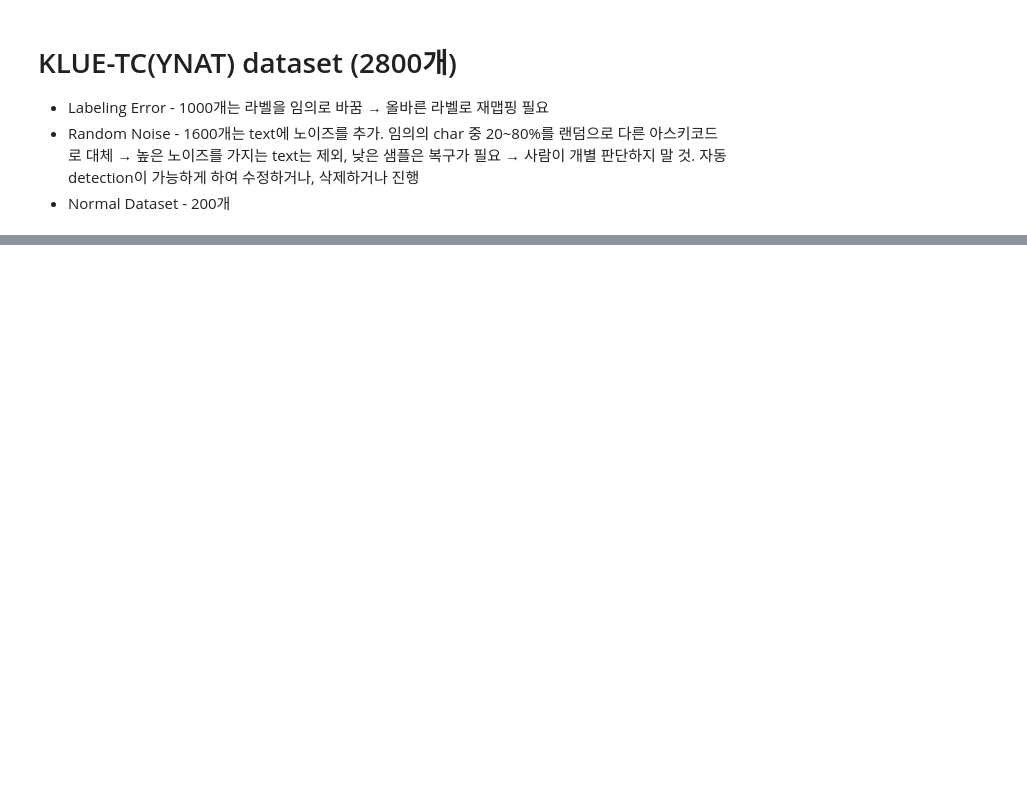
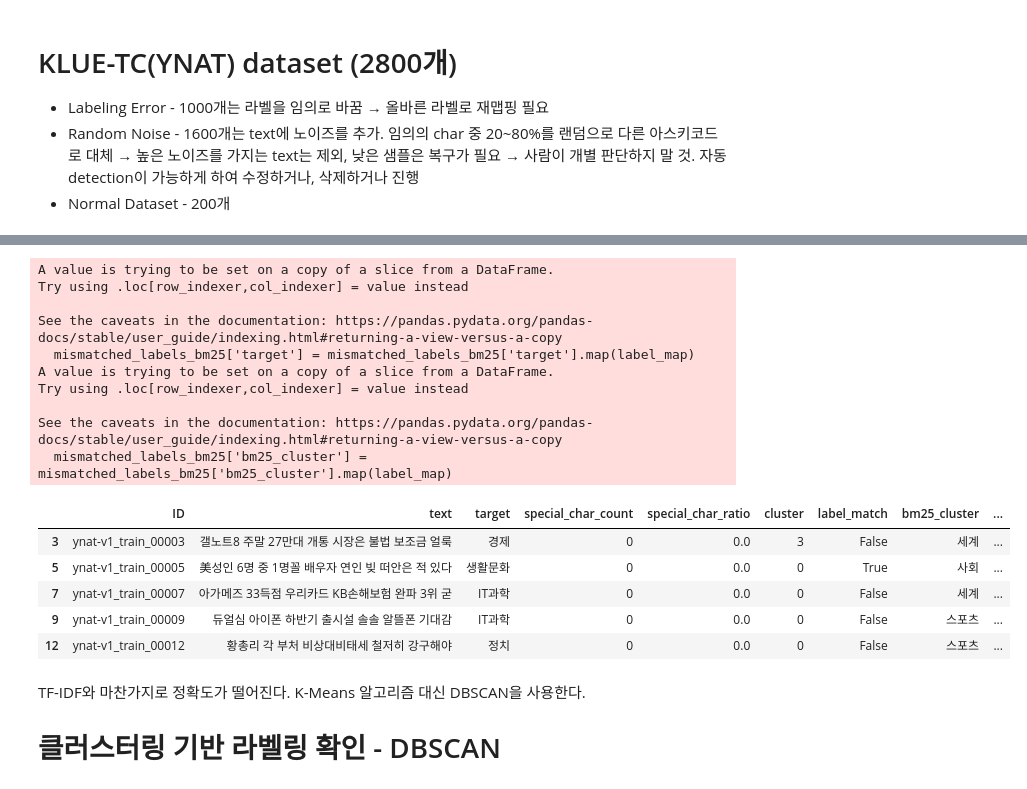
Before and after one commit to boostcampaitech7/level2-nlp-datacentric-nlp-07, a Jupyter notebook: data_filter_pipeline.ipynb, the cells around one changed output, grey strips where cells are left out. Drawn from its saved outputs; the diff is of its cells as text; code cells hidden in the pictures; blank space fills up the shorter version.

```diff
--- a/data_filter_pipeline.ipynb
+++ b/data_filter_pipeline.ipynb
@@ -124,0 +235,4 @@ okt = Okt()
+# %%
+clean_df['label_match_bm25'] = clean_df['target'] == clean_df['bm25_cluster']
+mismatched_labels_bm25 = clean_df[clean_df['label_match_bm25'] == False]
+print(f"잘못 라벨링된 데이터 수: {len(mismatched_labels_bm25)}")
@@ -124,0 +246,27 @@ okt = Okt()
+# %%
+label_map = {
+    0:'생활문화',1:'스포츠',2:'정치',3:'사회',4:'IT과학',5:'경제',6:'세계'
+}
+mismatched_labels_bm25['target'] = mismatched_labels_bm25['target'].map(label_map)
+mismatched_labels_bm25['bm25_cluster'] = mismatched_labels_bm25['bm25_cluster'].map(label_map)
+mismatched_labels_bm25.head()
+# %% [output]
+A value is trying to be set on a copy of a slice from a DataFrame.
+Try using .loc[row_indexer,col_indexer] = value instead
+
+See the caveats in the documentation: https://pandas.pydata.org/pandas-docs/stable/user_guide/indexing.html#returning-a-view-versus-a-copy
+  mismatched_labels_bm25['target'] = mismatched_labels_bm25['target'].map(label_map)
+A value is trying to be set on a copy of a slice from a DataFrame.
+Try using .loc[row_indexer,col_indexer] = value instead
+
+See the caveats in the documentation: https://pandas.pydata.org/pandas-docs/stable/user_guide/indexing.html#returning-a-view-versus-a-copy
+  mismatched_labels_bm25['bm25_cluster'] = mismatched_labels_bm25['bm25_cluster'].map(label_map)
+|  | ID | text | target | special_char_count | special_char_ratio | cluster | label_match | bm25_cluster | ... |
+| 3 | ynat-v1_train_00003 | 갤노트8 주말 27만대 개통 시장은 불법 보조금 얼룩 | 경제 | 0 | 0.0 | 3 | False | 세계 | ... |
+| 5 | ynat-v1_train_00005 | 美성인 6명 중 1명꼴 배우자 연인 빚 떠안은 적 있다 | 생활문화 | 0 | 0.0 | 0 | True | 사회 | ... |
+| 7 | ynat-v1_train_00007 | 아가메즈 33득점 우리카드 KB손해보험 완파 3위 굳 | IT과학 | 0 | 0.0 | 0 | False | 세계 | ... |
+| 9 | ynat-v1_train_00009 | 듀얼심 아이폰 하반기 출시설 솔솔 알뜰폰 기대감 | IT과학 | 0 | 0.0 | 0 | False | 스포츠 | ... |
+| 12 | ynat-v1_train_00012 | 황총리 각 부처 비상대비태세 철저히 강구해야 | 정치 | 0 | 0.0 | 0 | False | 스포츠 | ... |
+# %% [markdown]
+TF-IDF와 마찬가지로 정확도가 떨어진다. K-Means 알고리즘 대신 DBSCAN을 사용한다.
+# 클러스터링 기반 라벨링 확인 - DBSCAN
```
Also changed, not shown: parts of 23 cells of this notebook, 1 other file.
